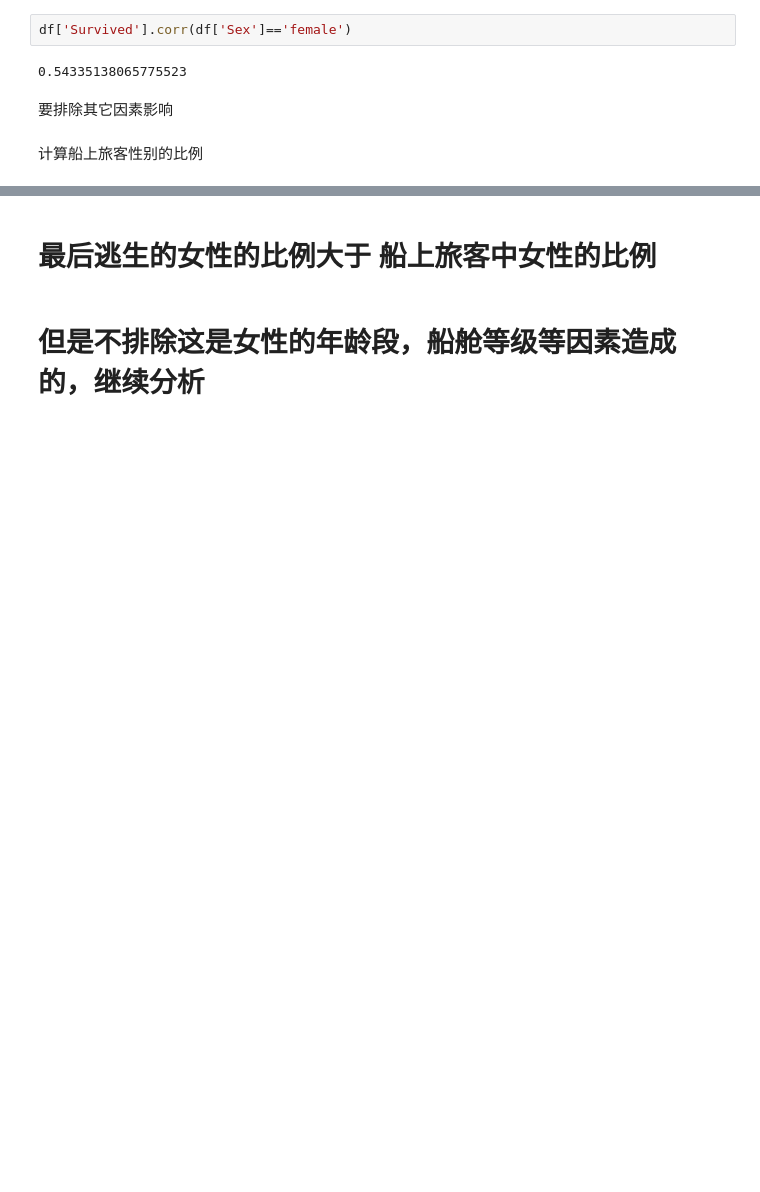
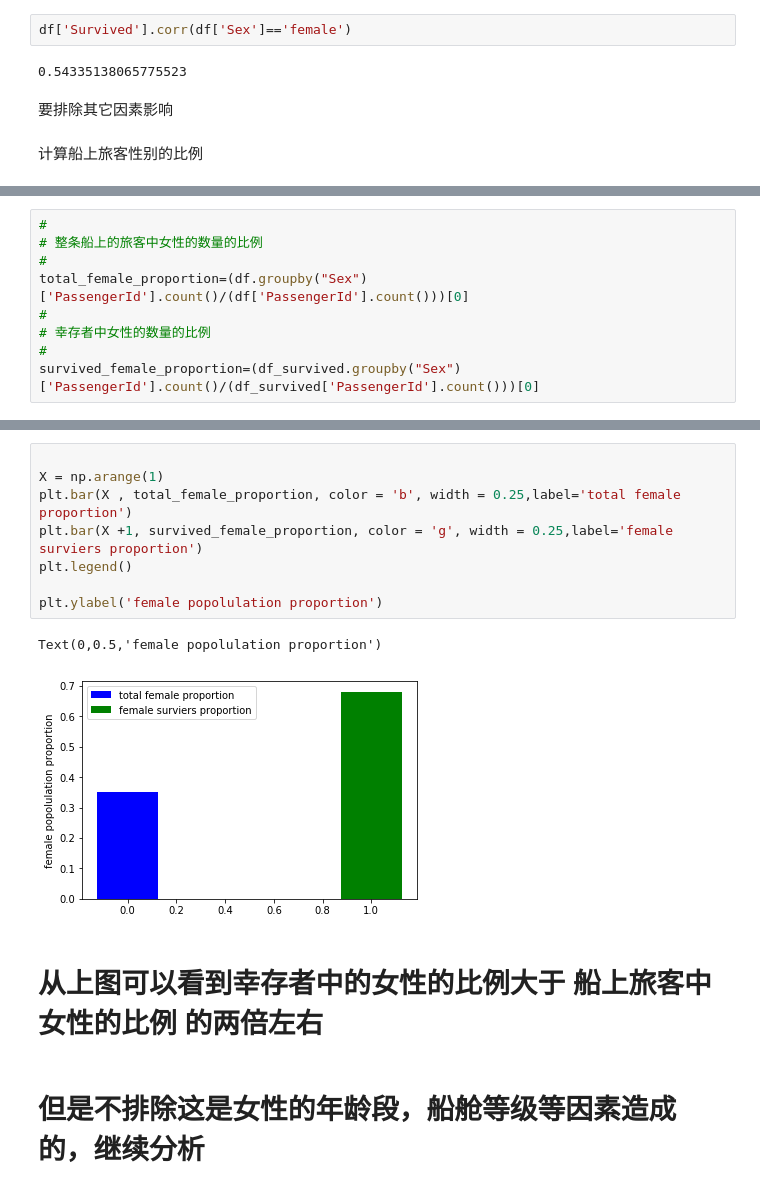
Before and after one commit to dedlous/data_wrangling, a Jupyter notebook: titanic-data_wrangle.ipynb, the cells around one changed output, grey strips where cells are left out. Drawn from its saved outputs; the diff is of its cells as text; blank space fills up the shorter version.

```diff
--- a/titanic-data_wrangle.ipynb
+++ b/titanic-data_wrangle.ipynb
@@ -76 +73,10 @@ total_female_proportion
+# %%
+#
+# 整条船上的旅客中女性的数量的比例
+#
+total_female_proportion=(df.groupby("Sex")['PassengerId'].count()/(df['PassengerId'].count()))[0]
+#
+# 幸存者中女性的数量的比例
+#
+survived_female_proportion=(df_survived.groupby("Sex")['PassengerId'].count()/(df_survived['PassengerId'].count()))[0]
 # %%
@@ -106,7 +114,18 @@ plt.title(' female and male surviers proportion')
 # %% [output]
 Text(0.5,1,' female and male surviers proportion')
 [figure]
+# %%
+
+X = np.arange(1)
+plt.bar(X , total_female_proportion, color = 'b', width = 0.25,label='total female proportion')
+plt.bar(X +1, survived_female_proportion, color = 'g', width = 0.25,label='female surviers proportion')
+plt.legend()
+
+plt.ylabel('female popolulation proportion')
+# %% [output]
+Text(0,0.5,'female popolulation proportion')
+[figure, added]
 # %% [markdown]
-# 最后逃生的女性的比例大于 船上旅客中女性的比例
+# 从上图可以看到幸存者中的女性的比例大于 船上旅客中女性的比例 的两倍左右
 # %% [markdown]
 # 但是不排除这是女性的年龄段，船舱等级等因素造成的，继续分析
```
Also changed, not shown: parts of 55 cells of this notebook.
